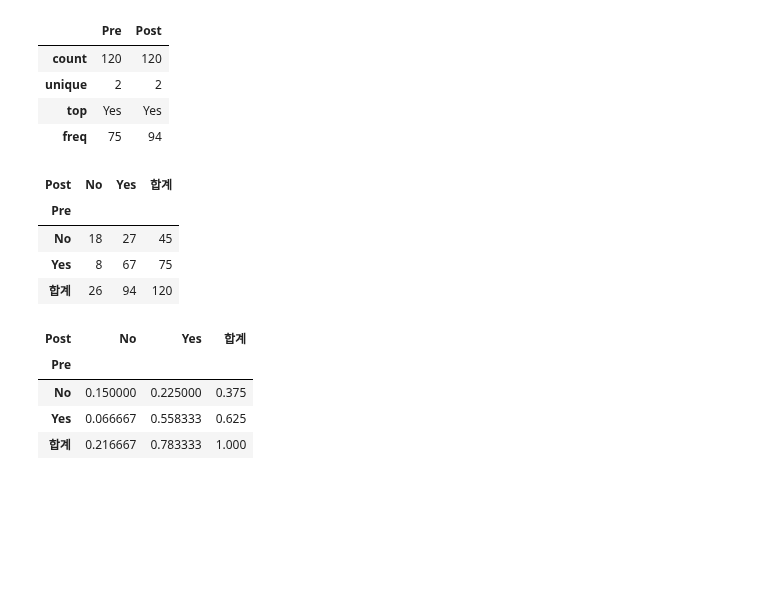
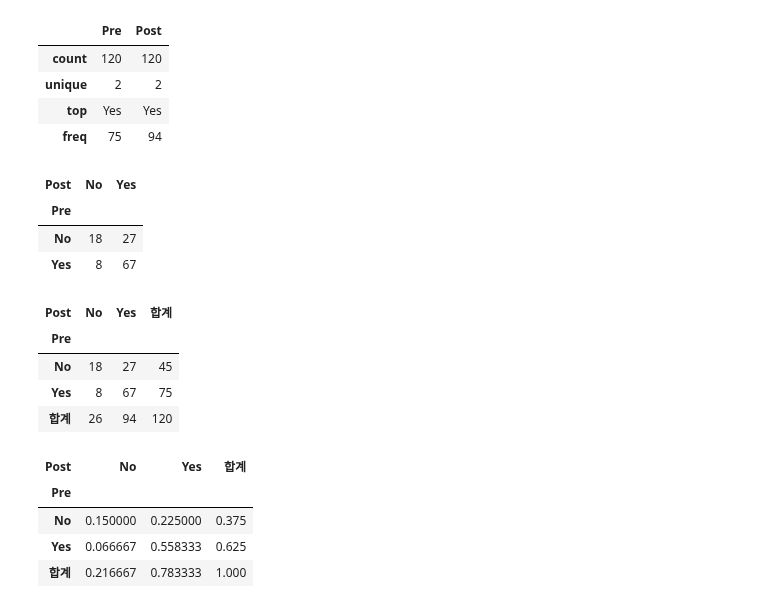
Before and after one commit to anjuiswhat/TIL, a Jupyter notebook: ADP_study/A_통계적 추정과 검정_(1).ipynb, the cells around one changed output. Cells and saved outputs as stored; diff of their text form; code cells hidden in the pictures; blank space fills up the shorter version.

```diff
--- a/ADP_study/A_통계적 추정과 검정_(1).ipynb
+++ b/ADP_study/A_통계적 추정과 검정_(1).ipynb
@@ -1093,17 +1142,27 @@ df_prepost.describe()
 | freq | 75 | 94 |
 # %%
 cm_prepost = pd.crosstab( index = df_prepost.Pre,
-                          columns = df_prepost.Post,
-                          margins = True,
-                          margins_name = '합계')
+                          columns = df_prepost.Post )
 
 cm_prepost
 # %% [output]
-| Post | No | Yes | 합계 |
-| Pre |  |  |  |
-| No | 18 | 27 | 45 |
-| Yes | 8 | 67 | 75 |
-| 합계 | 26 | 94 | 120 |
+| Post | No | Yes |
+| Pre |  |  |
+| No | 18 | 27 |
+| Yes | 8 | 67 |
+# %%
+cm_prepost_margins = pd.crosstab( index = df_prepost.Pre,
+                          columns = df_prepost.Post,
+                          margins = True,
+                          margins_name = '합계')
+
+cm_prepost_margins
+# %% [output]
+| Post | No | Yes | 합계 |
+| Pre |  |  |  |
+| No | 18 | 27 | 45 |
+| Yes | 8 | 67 | 75 |
+| 합계 | 26 | 94 | 120 |
 # %%
 cm_prepost_norm = pd.crosstab( index = df_prepost.Pre,
                                columns = df_prepost.Post,
```
Also changed, not shown: parts of 12 cells of this notebook, 1 other file.
